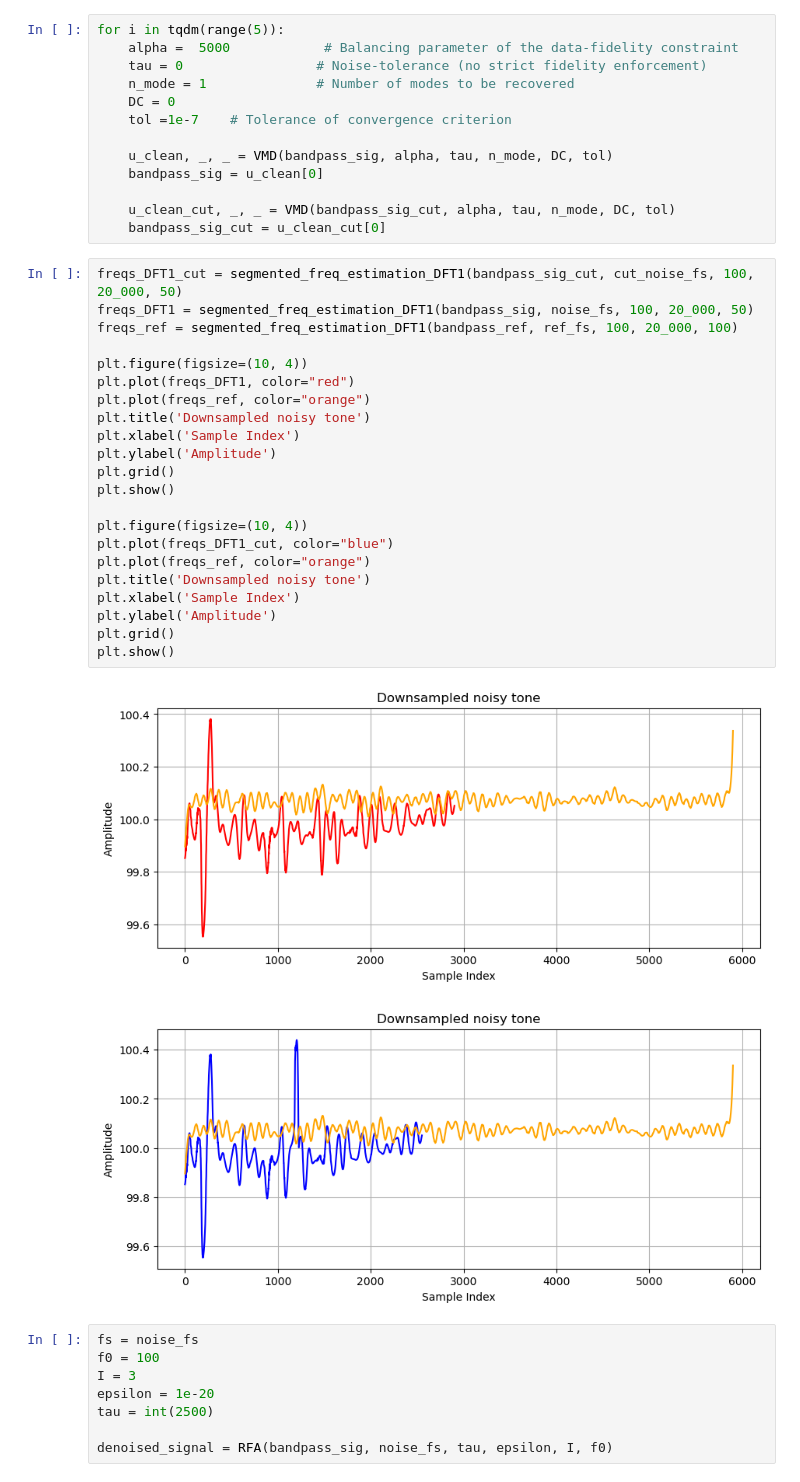
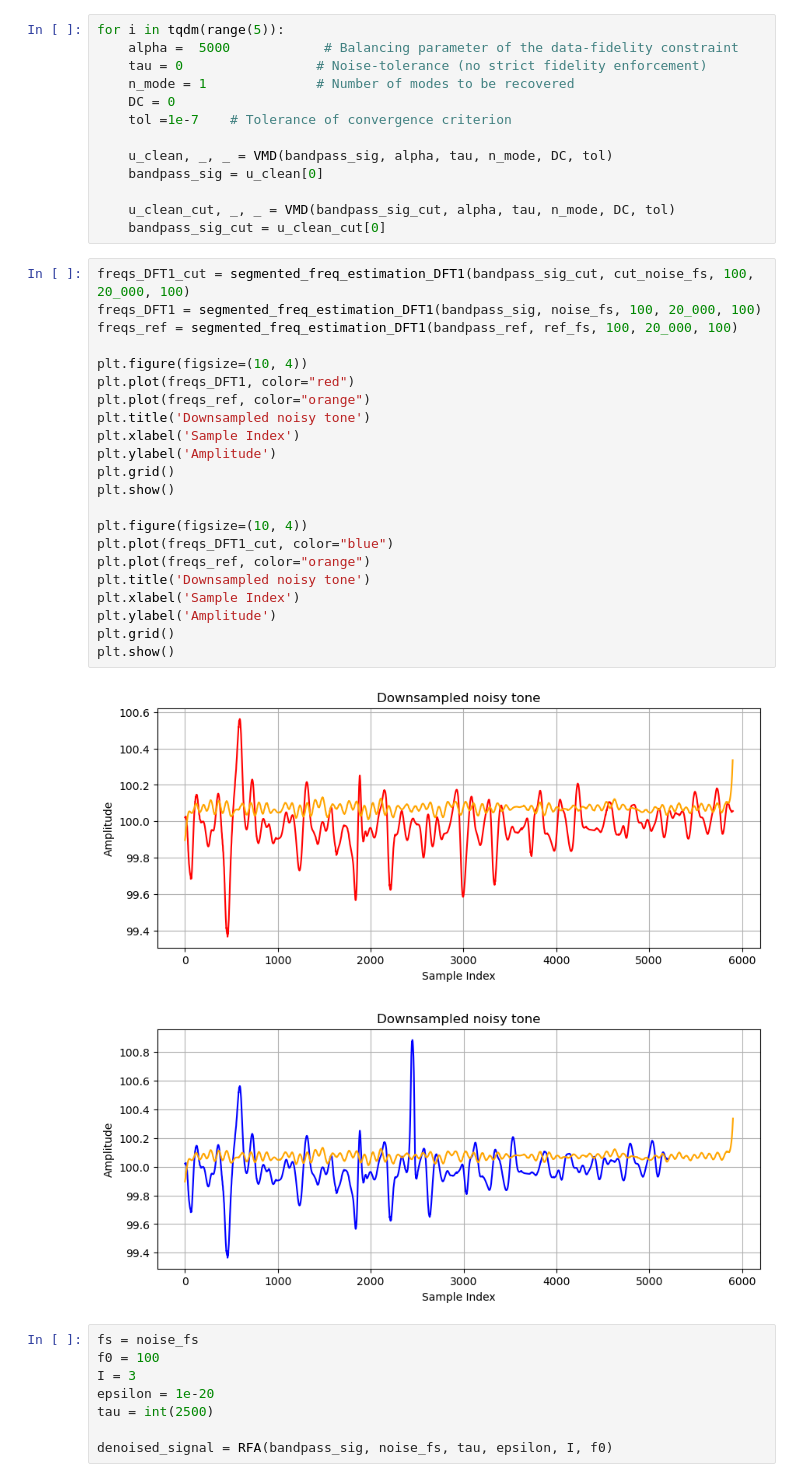
Before and after one commit to Licates/ENFify, a Jupyter notebook: notebooks/ls/0.03_ls_enf-enhancement.ipynb, the cells around one changed output. Drawn from its saved outputs; the diff is of its cells as text.

```diff
--- a/notebooks/ls/0.03_ls_enf-enhancement.ipynb
+++ b/notebooks/ls/0.03_ls_enf-enhancement.ipynb
@@ -110,30 +110,30 @@ for i in tqdm(range(5)):
     u_clean_cut, _, _ = VMD(bandpass_sig_cut, alpha, tau, n_mode, DC, tol)
     bandpass_sig_cut = u_clean_cut[0]
 # %%
-freqs_DFT1_cut = segmented_freq_estimation_DFT1(bandpass_sig_cut, cut_noise_fs, 100, 20_000, 50)
-freqs_DFT1 = segmented_freq_estimation_DFT1(bandpass_sig, noise_fs, 100, 20_000, 50)
+freqs_DFT1_cut = segmented_freq_estimation_DFT1(bandpass_sig_cut, cut_noise_fs, 100, 20_000, 100)
+freqs_DFT1 = segmented_freq_estimation_DFT1(bandpass_sig, noise_fs, 100, 20_000, 100)
 freqs_ref = segmented_freq_estimation_DFT1(bandpass_ref, ref_fs, 100, 20_000, 100)
 
 plt.figure(figsize=(10, 4))
 plt.plot(freqs_DFT1, color="red")
 plt.plot(freqs_ref, color="orange")
 plt.title('Downsampled noisy tone')
 plt.xlabel('Sample Index')
 plt.ylabel('Amplitude')
 plt.grid()
 plt.show()
 
 plt.figure(figsize=(10, 4))
 plt.plot(freqs_DFT1_cut, color="blue")
 plt.plot(freqs_ref, color="orange")
 plt.title('Downsampled noisy tone')
 plt.xlabel('Sample Index')
 plt.ylabel('Amplitude')
 plt.grid()
 plt.show()
 # %% [output]
-[figure, old version]
+[figure, new version]
-[figure, old version]
+[figure, new version]
 # %%
 fs = noise_fs
 f0 = 100
```
Also changed, not shown: parts of 7 cells of this notebook, 6 other files.
